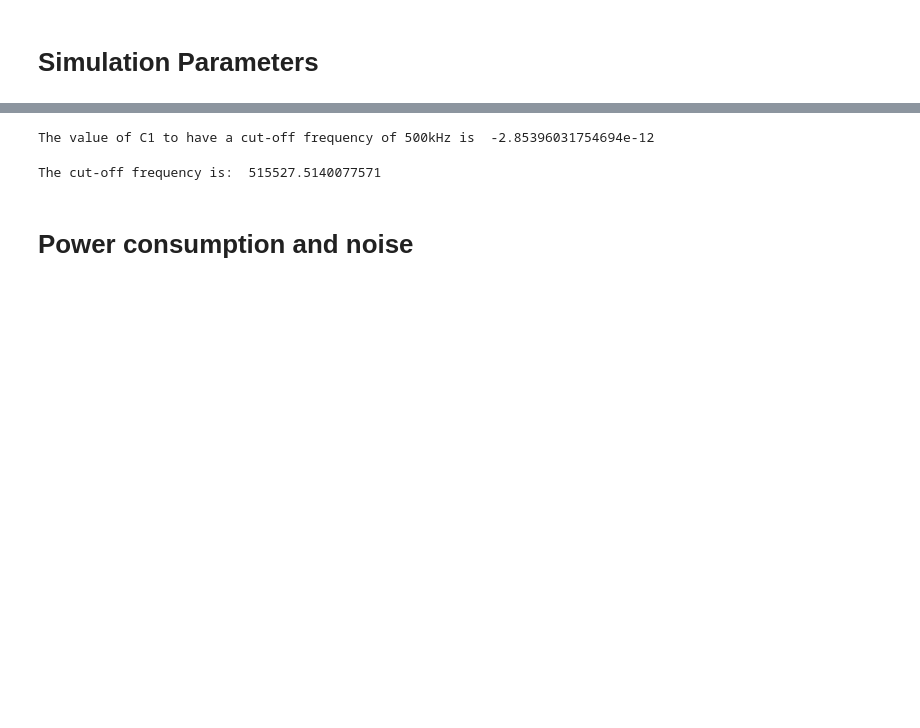
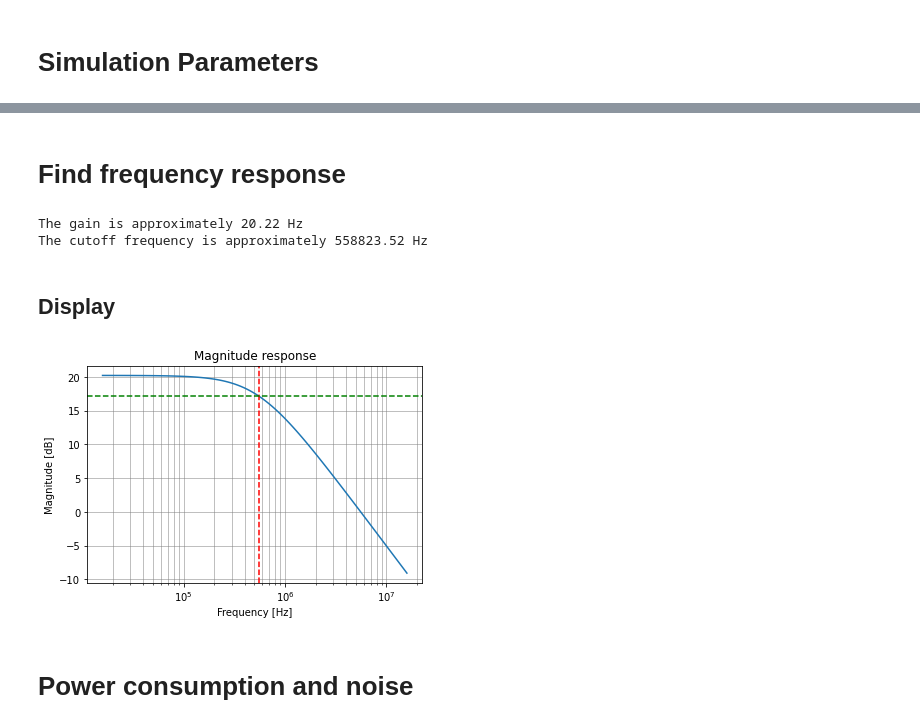
Before and after one commit to miguelcorrea0107/MA2_project, a Jupyter notebook: Amplifier_Inv/python_calc/inv_parameters.ipynb, the cells around one changed output, grey strips where cells are left out. Saved outputs shown, nothing was run; the diff lists cells and outputs as text; code cells hidden in the pictures; blank space fills up the shorter version.

```diff
--- a/Amplifier_Inv/python_calc/inv_parameters.ipynb
+++ b/Amplifier_Inv/python_calc/inv_parameters.ipynb
@@ -112,23 +154,50 @@ T_den = T_den.subs(s, 2*sp.pi*cutoff_frequency)
-# %%
-#choosing a value for C1 by solving the denominator
-R2 = param_values[6]
-T_den = T_den.subs(R_2, R2)
-C1_perf = sp.solve(T_den, C_1)
-print("The value of C1 to have a cut-off frequency of 500kHz is ", C1_perf[0].evalf())
-# %% [output]
-The value of C1 to have a cut-off frequency of 500kHz is  -2.85396031754694e-12
-# %%
-# As we don't have exactly same values for components,
-# let's find the cutoff frequency for the values we have
-T_den_sim = T_den_sim.subs([(C_1, param_values[7]), (R_2, param_values[6])])
-cutoff_frequency_sim = sp.solve(T_den_sim, s)
-cutoff_frequency_sim = abs(cutoff_frequency_sim[0]/(2*sp.pi))
-cutoff_frequency_sim = float(cutoff_frequency_sim)
-
-print("The cut-off frequency is: ", cutoff_frequency_sim)
-results_calc[1] = cutoff_frequency_sim
-# %% [output]
-The cut-off frequency is:  515527.5140077571
+# %% [markdown]
+# Find frequency response
+# %%
+from scipy.signal import TransferFunction, bode
+
+T_num = T.subs([(G_mn, op[0]), (G_mp, op[1]), (G_dsn, op[2]),
+                (G_dsp, op[3]), (C_gsn, op[4]), (C_gsp, op[5]),
+                (R_1, param_values[7]), (R_2, param_values[10]),
+                (C_1, param_values[14])])
+
+# Replace this example with your actual transfer function
+num, den = sp.fraction(T_num)  # T is your transfer function in symbolic form
+num_coeffs = [float(c) for c in sp.Poly(num, s).all_coeffs()]
+den_coeffs = [float(c) for c in sp.Poly(den, s).all_coeffs()]
+
+sys = TransferFunction(num_coeffs, den_coeffs)
+
+w, mag, phase = bode(sys)
+
+# Convert magnitude in dB to numpy array
+mag_array = np.array(mag)
+
+# Find index where magnitude is closest to -3 dB
+index = np.argmin(np.abs(mag_array - (mag_array[0]-3)))
+cutoff_frequency = w[index] / (2 * np.pi)  # Convert from rad/s to Hz
+
+print(f"The gain is approximately {mag_array[0]:.2f} Hz")
+print(f"The cutoff frequency is approximately {cutoff_frequency:.2f} Hz")
+# %% [output]
+The gain is approximately 20.22 Hz
+The cutoff frequency is approximately 558823.52 Hz
+# %% [markdown]
+## Display
+# %%
+import matplotlib.pyplot as plt
+
+plt.figure()
+plt.semilogx(w/(2*np.pi), mag)  # Frequency in Hz
+plt.title('Magnitude response')
+plt.xlabel('Frequency [Hz]')
+plt.ylabel('Magnitude [dB]')
+plt.axvline(cutoff_frequency, color='red', linestyle='--')
+plt.axhline(mag_array[0]-3, color='green', linestyle='--')
+plt.grid(which='both', linestyle='-', color='grey', linewidth=0.5)
+plt.show()
+# %% [output]
+[figure, added]
 # %% [markdown]
 # Power consumption and noise
 # %%
```
Also changed, not shown: parts of 27 cells of this notebook, 13 other files.
